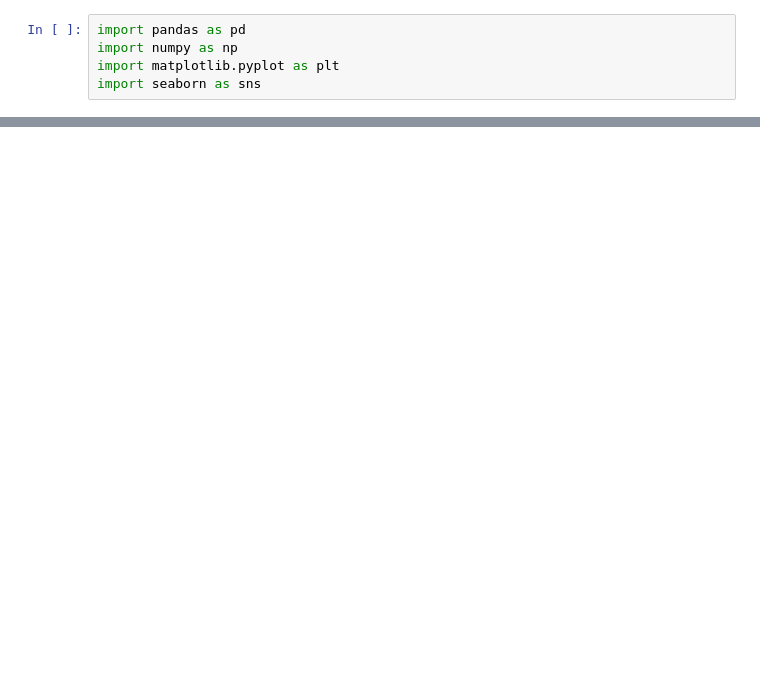
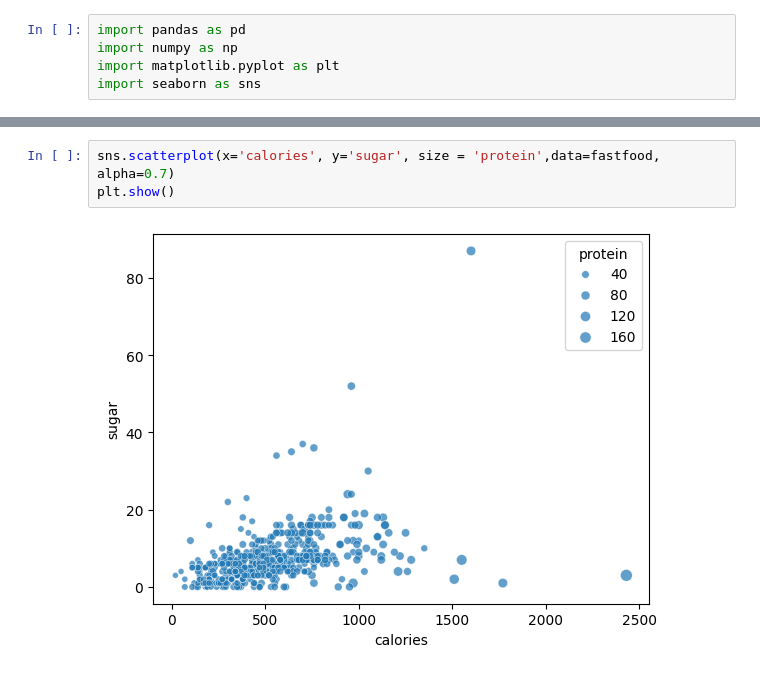
Before and after one commit to RodCavallini/Exercicios-Python, a Jupyter notebook: Exerciciosaula11.ipynb, the cells around one changed output, grey strips where cells are left out. Cells and saved outputs as stored; diff of their text form; blank space fills up the shorter version.

```diff
--- a/Exerciciosaula11.ipynb
+++ b/Exerciciosaula11.ipynb
@@ -36,0 +55,5 @@ TypeError: 'DataFrame' object is not callable
+# %%
+sns.scatterplot(x='calories', y='sugar', size = 'protein',data=fastfood, alpha=0.7)
+plt.show()
+# %% [output]
+[figure, added]
```
Also changed, not shown: parts of 4 cells of this notebook, 2 other files.
